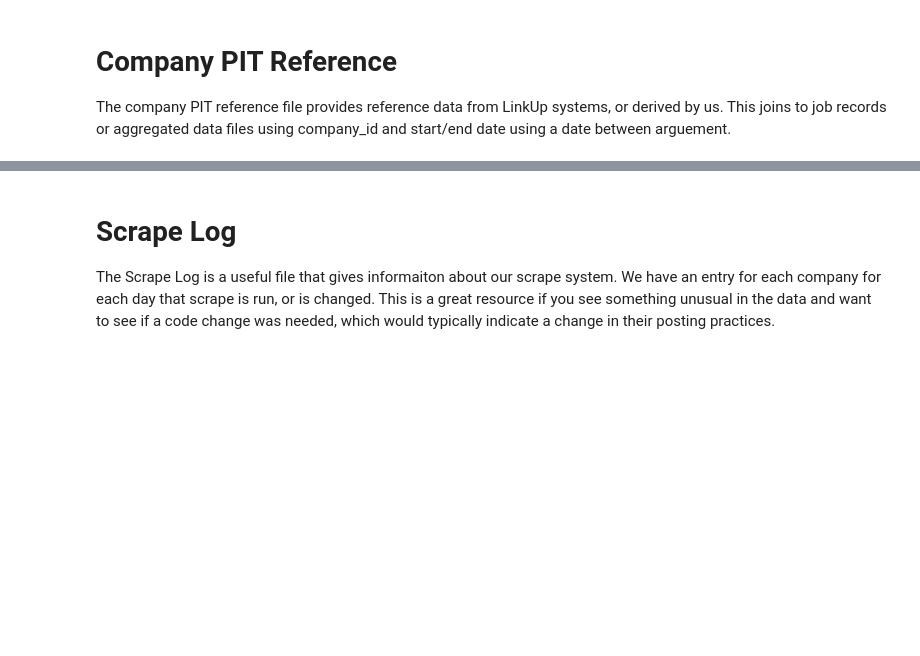
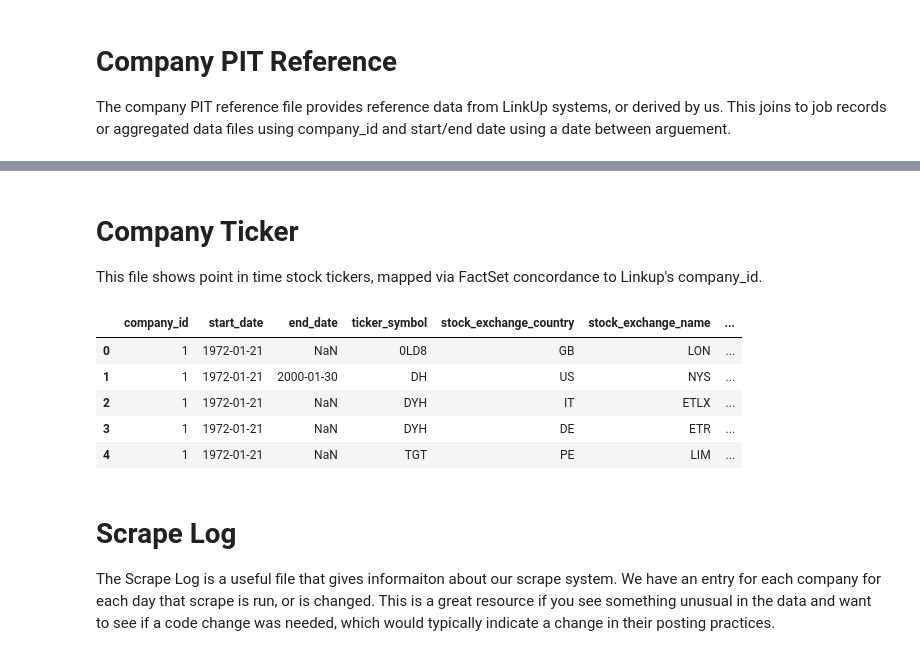
Before and after one commit to LinkUp/Job-Market-Data, a Jupyter notebook: Product Documentation/Product Onboarding.ipynb, the cells around one changed output, grey strips where cells are left out. Saved outputs shown, nothing was run; the diff lists cells and outputs as text; code cells hidden in the pictures; blank space fills up the shorter version.

```diff
--- a/Product Documentation/Product Onboarding.ipynb
+++ b/Product Documentation/Product Onboarding.ipynb
@@ -98,3 +129,17 @@ fs_company_reference.head(15)
+# %% [markdown]
+# Company Ticker
+
+This file shows point in time stock tickers, mapped via FactSet concordance to Linkup's company_id.
+# %%
+company_ticker = pd.read_csv('company_ticker_2021-01-28.csv.gz');
+company_ticker.head(5)
+# %% [output]
+|  | company_id | start_date | end_date | ticker_symbol | stock_exchange_country | stock_exchange_name | ... |
+| 0 | 1 | 1972-01-21 | NaN | 0LD8 | GB | LON | ... |
+| 1 | 1 | 1972-01-21 | 2000-01-30 | DH | US | NYS | ... |
+| 2 | 1 | 1972-01-21 | NaN | DYH | IT | ETLX | ... |
+| 3 | 1 | 1972-01-21 | NaN | DYH | DE | ETR | ... |
+| 4 | 1 | 1972-01-21 | NaN | TGT | PE | LIM | ... |
 # %% [markdown]
 # Scrape Log
 
```
Also changed, not shown: parts of 9 cells of this notebook.
